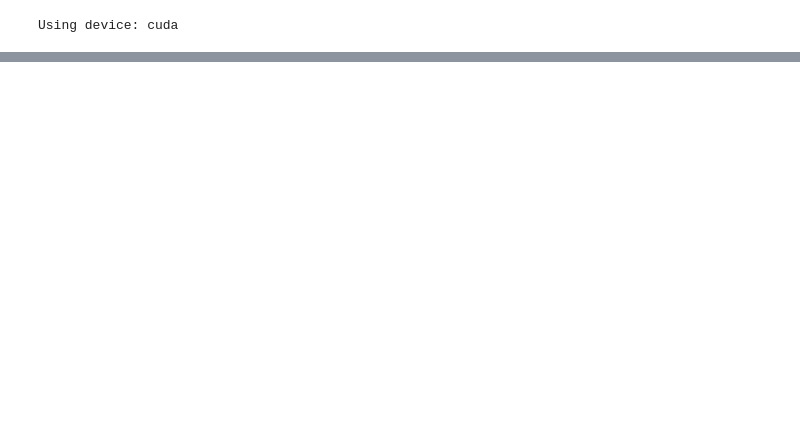
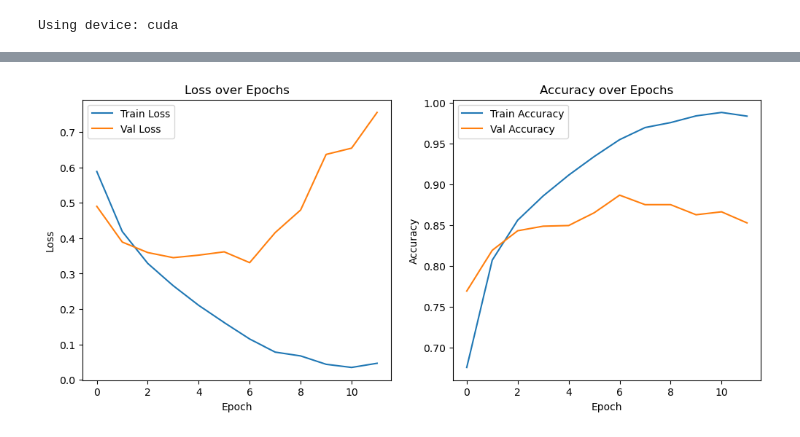
Before and after one commit to DevTounsi/Cats-vs-Dogs-AC20-Project, a Jupyter notebook: notebook/02_baseline_cnn.ipynb, the cells around one changed output, grey strips where cells are left out. Cells and saved outputs as stored; diff of their text form; code cells hidden in the pictures; blank space fills up the shorter version.

Commit message:
Ajout du CNN optimisé

```diff
--- a/notebook/02_baseline_cnn.ipynb
+++ b/notebook/02_baseline_cnn.ipynb
@@ -50,3 +64,21 @@ class BaselineCNN(nn.Module):
         x = self.features(x)
         x = self.classifier(x)
         return x
+# %%
+#creation des variables pour la boucle d'entrainement
+
+model = BaselineCNN().to(device)
+criterion = nn.CrossEntropyLoss() #fonction de perte pour les problèmes de classification multi-classes
+optimizer = torch.optim.Adam(model.parameters(), lr=0.001)
+epochs = 100
+
+# variable pour early stopping
+best_val_loss = float('inf')
+patience = 5
+patience_counter = 0
+
+#variable pour visualiation des courbes
+train_losses = []
+val_losses = []
+train_accuracies = []
+val_accuracies = []
@@ -52,0 +168,24 @@ class BaselineCNN(nn.Module):
+# %%
+import matplotlib.pyplot as plt
+
+# Tracer les courbes de perte et d'exactitude
+plt.figure(figsize=(12, 5))
+plt.subplot(1, 2, 1)
+plt.plot(train_losses, label='Train Loss')
+plt.plot(val_losses, label='Val Loss')
+plt.title('Loss over Epochs')
+plt.xlabel('Epoch')
+plt.ylabel('Loss')
+plt.legend()
+
+plt.subplot(1, 2, 2)
+plt.plot(train_accuracies, label='Train Accuracy')
+plt.plot(val_accuracies, label='Val Accuracy')
+plt.title('Accuracy over Epochs')
+plt.xlabel('Epoch')
+plt.ylabel('Accuracy')
+plt.legend()
+
+plt.show()
+# %% [output]
+[figure, added]
```
Also changed, not shown: parts of 4 cells of this notebook, 3 other files.
